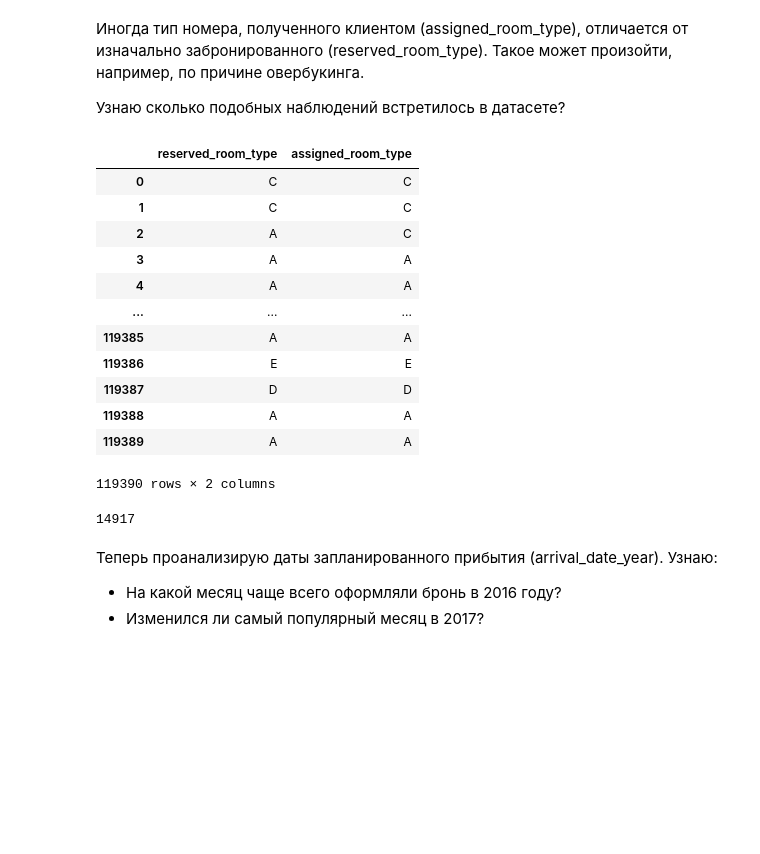
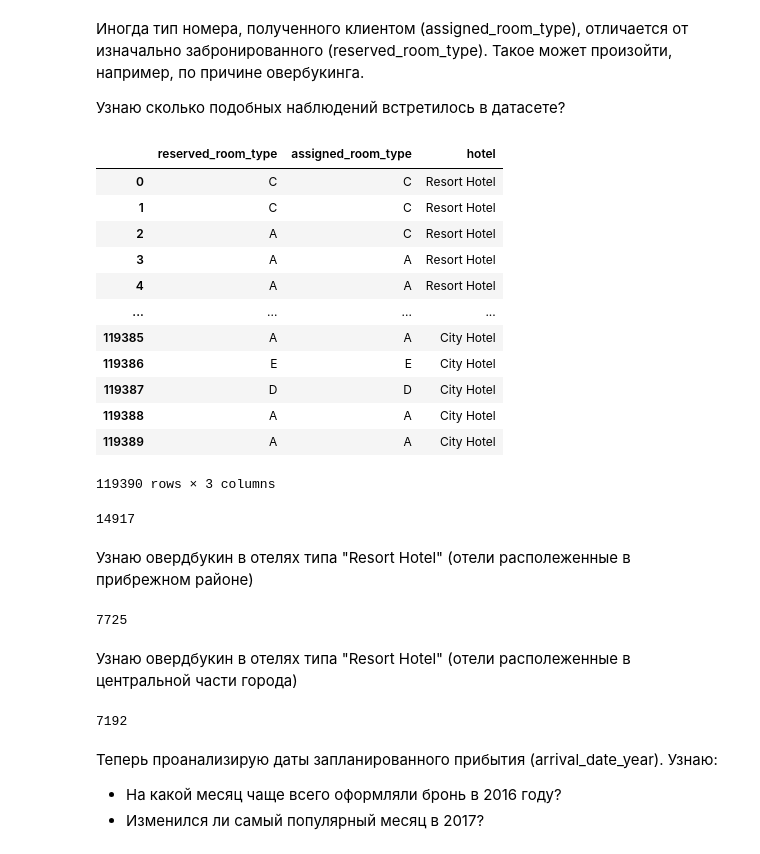
Before and after one commit to MaksimOsokin/training_in_pandas, a Jupyter notebook: mini_projects/Mini_proekt_Bookings.ipynb, the cells around one changed output. Drawn from its saved outputs; the diff is of its cells as text; code cells hidden in the pictures; blank space fills up the shorter version.

```diff
--- a/mini_projects/Mini_proekt_Bookings.ipynb
+++ b/mini_projects/Mini_proekt_Bookings.ipynb
@@ -196,22 +196,22 @@ bookings.groupby('hotel') \
 
 Узнаю сколько подобных наблюдений встретилось в датасете?
 # %%
-bookings[['reserved_room_type', 'assigned_room_type']]
+bookings[['reserved_room_type', 'assigned_room_type', 'hotel']]
 # для просмотра более одной колонок, необходимо создавать списки используя [] внутри []
 # %% [output]
-|  | reserved_room_type | assigned_room_type |
-| 0 | C | C |
-| 1 | C | C |
-| 2 | A | C |
-| 3 | A | A |
-| 4 | A | A |
-| ... | ... | ... |
-| 119385 | A | A |
-| 119386 | E | E |
-| 119387 | D | D |
-| 119388 | A | A |
-| 119389 | A | A |
+|  | reserved_room_type | assigned_room_type | hotel |
+| 0 | C | C | Resort Hotel |
+| 1 | C | C | Resort Hotel |
+| 2 | A | C | Resort Hotel |
+| 3 | A | A | Resort Hotel |
+| 4 | A | A | Resort Hotel |
+| ... | ... | ... | ... |
+| 119385 | A | A | City Hotel |
+| 119386 | E | E | City Hotel |
+| 119387 | D | D | City Hotel |
+| 119388 | A | A | City Hotel |
+| 119389 | A | A | City Hotel |
-119390 rows × 2 columns
+119390 rows × 3 columns
 # %%
 overbooking = bookings.query('assigned_room_type != reserved_room_type') \
                       .shape[0]
@@ -224,6 +224,26 @@ overbooking
 # [0] расчет числа строк по нулевому индексу
 # %% [output]
 14917
+# %% [markdown]
+Узнаю овердбукин в отелях типа "Resort Hotel"  (отели располеженные в прибрежном районе)
+# %%
+overbooking_Resort = bookings.query('assigned_room_type != reserved_room_type and hotel == "Resort Hotel"')\
+                    .shape[0]
+
+overbooking_Resort
+# %% [output]
+7725
+# %% [markdown]
+Узнаю овердбукин в отелях типа "Resort Hotel" (отели располеженные в центральной части города)
+# %%
+overbooking_City = bookings.query('assigned_room_type != reserved_room_type and hotel != "Resort Hotel"')\
+                .shape[0]
+
+
+
+overbooking_City
+# %% [output]
+7192
 # %% [markdown]
 Теперь проанализирую даты запланированного прибытия (arrival_date_year).
 Узнаю:
```
Also changed, not shown: parts of 12 cells of this notebook.
